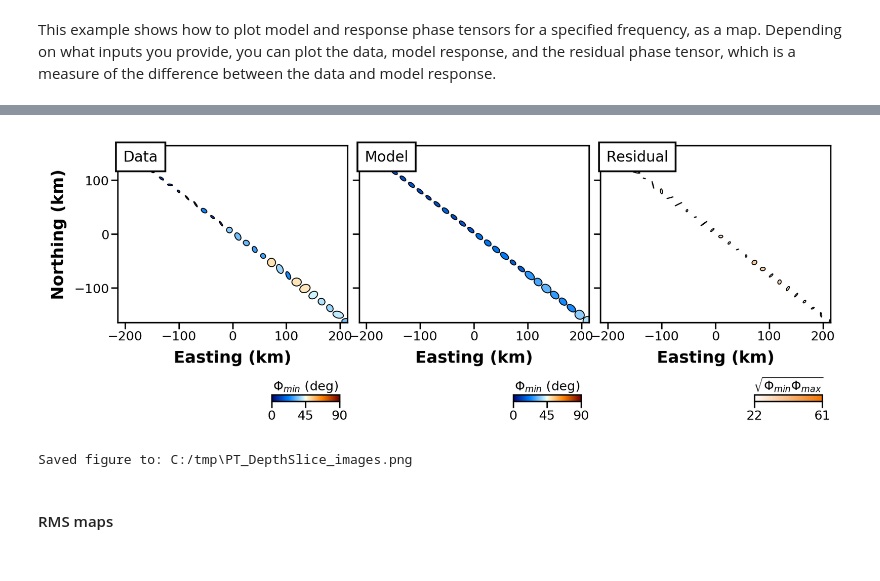
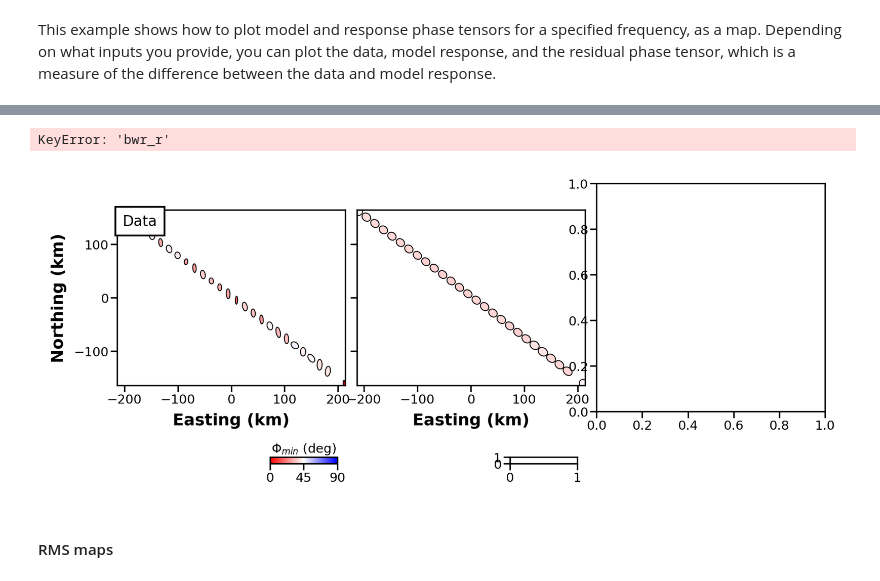
Before and after one commit to MTgeophysics/mtpy, a Jupyter notebook: examples/notebooks/Workshop Exercises Modeling.ipynb, the cells around one changed output, grey strips where cells are left out. Saved outputs shown, nothing was run; the diff lists cells and outputs as text; code cells hidden in the pictures.

```diff
--- a/examples/notebooks/Workshop Exercises Modeling.ipynb
+++ b/examples/notebooks/Workshop Exercises Modeling.ipynb
@@ -669,11 +667,11 @@ ptmap = PlotPTMaps(data_fn=os.path.join(workdir, 'ModEM_Data.dat'),
             ellipse_dict =  {'size': 20,
                              'ellipse_range':[0, 90],
                              'ellipse_colorby':'phimin',
-                             'ellipse_cmap':'mt_bl2gr2rd'},
+                             'ellipse_cmap':'bwr_r'},#mt_bl2gr2rd
             residual_cmap='mt_wh2or'
             )
 
-for period_index in [10]: # customise which periods to plot
+for period_index in [16]: # customise which periods to plot
     ptmap.plot(period=period_index, # index of period to plot
                edgecolor='k', # colour for edge of ellipses
                lw = 0.5 # linewidth of edge of ellipses
@@ -691,6 +689,6 @@ Plotting Period: 13.335
 {'edgecolor': 'k', 'lw': 0.5}
+KeyError: 'bwr_r'
-[figure, old version]
+[figure, new version]
-Saved figure to: C:/tmp\PT_DepthSlice_images.png
 # %% [markdown]
 #### RMS maps
 # %% [markdown]
```
Also changed, not shown: parts of 2 cells of this notebook, 1 other file.
